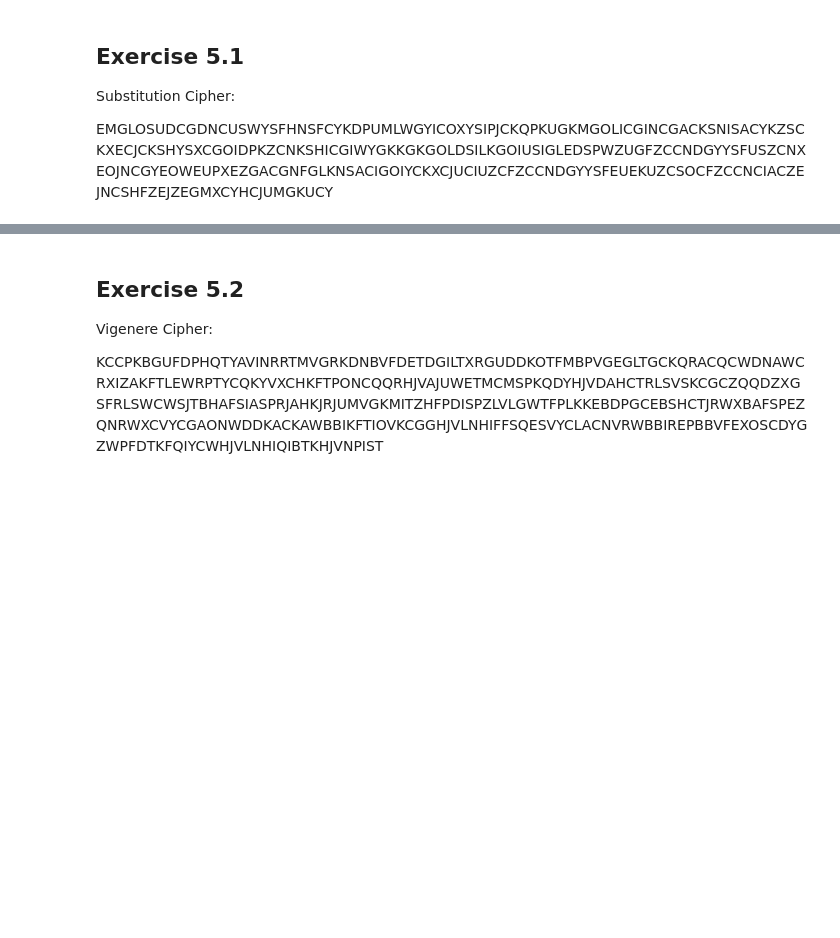
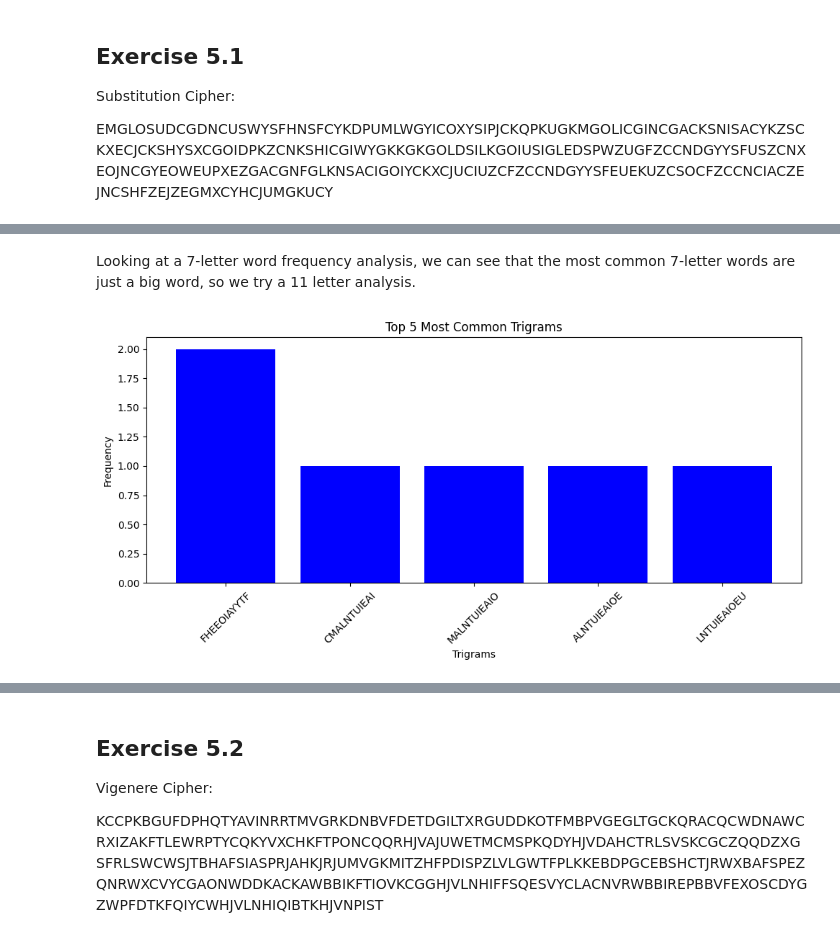
Before and after one commit to SebastianNavarro/cmp-5006-fall24-snavarro, a Jupyter notebook: Homework1_notebook.ipynb, the cells around one changed output, grey strips where cells are left out. Cells and saved outputs as stored; diff of their text form; code cells hidden in the pictures; blank space fills up the shorter version.

```diff
--- a/Homework1_notebook.ipynb
+++ b/Homework1_notebook.ipynb
@@ -97,0 +512,6 @@ EMGLOSUDCGDNCUSWYSFHNSFCYKDPUMLWGYICOXYSIPJCKQPKUGKMGOLICGINCGACKSNISACYKZSCKXEC
+# %% [markdown]
+Looking at a 7-letter word frequency analysis, we can see that the most common 7-letter words are just a big word, so we try a 11 letter analysis.
+# %%
+eleven_frequency_analysis(new_text_4)
+# %% [output]
+[figure, added]
```
Also changed, not shown: parts of 32 cells of this notebook.
